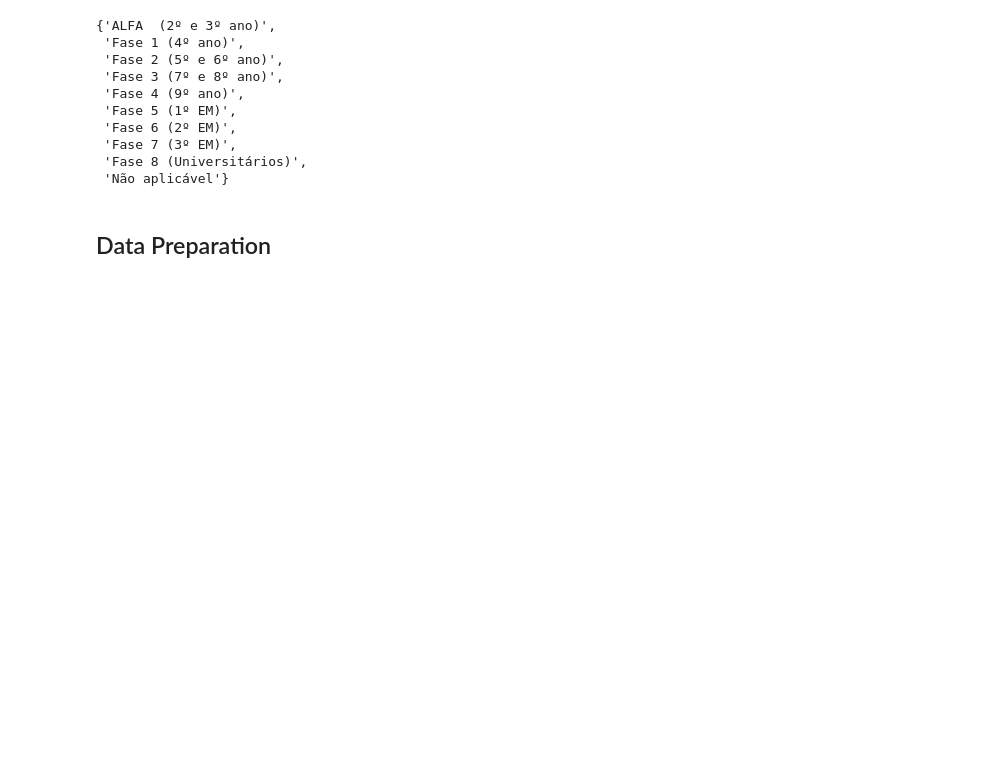
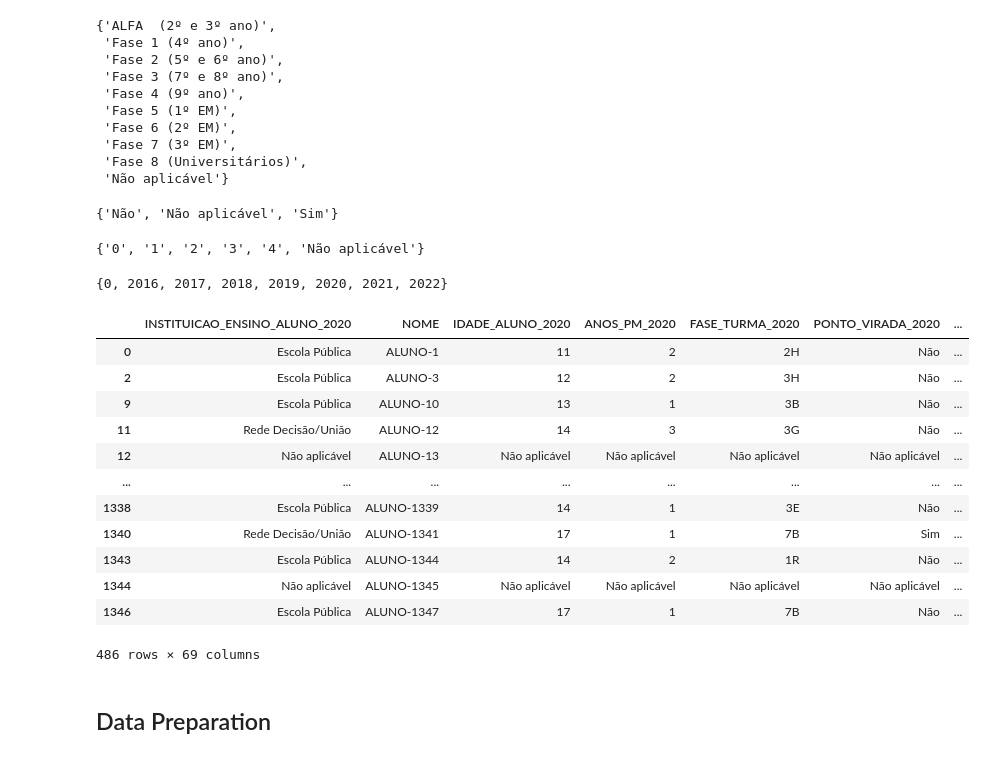
Before and after one commit to jorgeplatero/postech_techchallenge_fase_5, a Jupyter notebook: techchallenge_fase_5.ipynb, the cells around one changed output. Cells and saved outputs as stored; diff of their text form; code cells hidden in the pictures; blank space fills up the shorter version.

```diff
--- a/techchallenge_fase_5.ipynb
+++ b/techchallenge_fase_5.ipynb
@@ -315,6 +312,34 @@ set(df['NIVEL_IDEAL_2022'])
  'Fase 7 (3º EM)',
  'Fase 8 (Universitários)',
  'Não aplicável'}
+# %%
+set(df['PONTO_VIRADA_2020'])
+# %% [output]
+{'Não', 'Não aplicável', 'Sim'}
+# %%
+set(df['ANOS_PM_2020'])
+# %% [output]
+{'0', '1', '2', '3', '4', 'Não aplicável'}
+# %%
+set(df['ANO_INGRESSO_2022'])
+# %% [output]
+{0, 2016, 2017, 2018, 2019, 2020, 2021, 2022}
+# %%
+df[df['ANO_INGRESSO_2022'] == 0]
+# %% [output]
+|  | INSTITUICAO_ENSINO_ALUNO_2020 | NOME | IDADE_ALUNO_2020 | ANOS_PM_2020 | FASE_TURMA_2020 | PONTO_VIRADA_2020 | ... |
+| 0 | Escola Pública | ALUNO-1 | 11 | 2 | 2H | Não | ... |
+| 2 | Escola Pública | ALUNO-3 | 12 | 2 | 3H | Não | ... |
+| 9 | Escola Pública | ALUNO-10 | 13 | 1 | 3B | Não | ... |
+| 11 | Rede Decisão/União | ALUNO-12 | 14 | 3 | 3G | Não | ... |
+| 12 | Não aplicável | ALUNO-13 | Não aplicável | Não aplicável | Não aplicável | Não aplicável | ... |
+| ... | ... | ... | ... | ... | ... | ... | ... |
+| 1338 | Escola Pública | ALUNO-1339 | 14 | 1 | 3E | Não | ... |
+| 1340 | Rede Decisão/União | ALUNO-1341 | 17 | 1 | 7B | Sim | ... |
+| 1343 | Escola Pública | ALUNO-1344 | 14 | 2 | 1R | Não | ... |
+| 1344 | Não aplicável | ALUNO-1345 | Não aplicável | Não aplicável | Não aplicável | Não aplicável | ... |
+| 1346 | Escola Pública | ALUNO-1347 | 17 | 1 | 7B | Não | ... |
+486 rows × 69 columns
 # %% [markdown]
 ## Data Preparation
 # %% [markdown]
```
Also changed, not shown: parts of 3 cells of this notebook, 4 other files.
